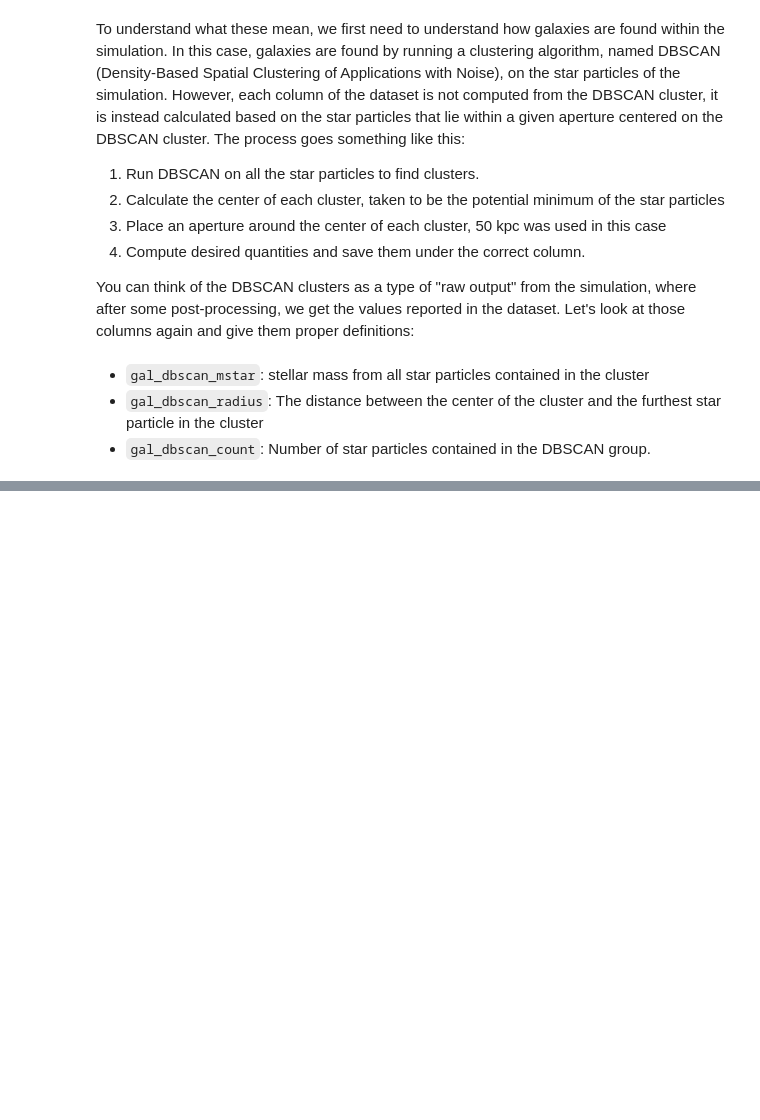
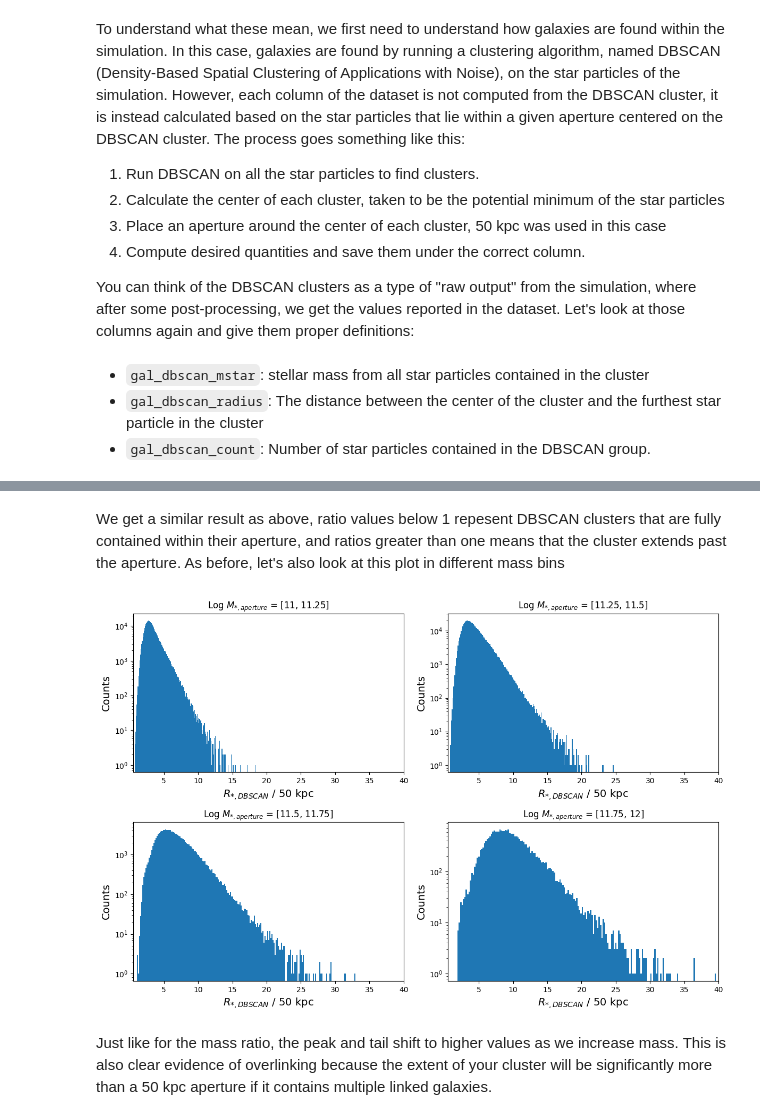
Before and after one commit to gideonkmc/opencosmo-examples, a Jupyter notebook: new_tutorials/DBSCAN_comparison.ipynb, the cells around one changed output, grey strips where cells are left out. Cells and saved outputs as stored; diff of their text form; code cells hidden in the pictures; blank space fills up the shorter version.

```diff
--- a/new_tutorials/DBSCAN_comparison.ipynb
+++ b/new_tutorials/DBSCAN_comparison.ipynb
@@ -47,0 +104,25 @@ You can think of the DBSCAN clusters as a type of "raw output" from the simulati
+# %% [markdown]
+We get a similar result as above, ratio values below 1 repesent DBSCAN clusters that are fully contained within their aperture, and ratios greater than one means that the cluster extends past the aperture. As before, let's also look at this plot in different mass bins
+# %%
+bins = [11, 11.25, 11.5, 11.75, 12]
+
+fig, axs = plt.subplots(2, 2, figsize=(12, 8))
+for ind, ax in enumerate(axs.flatten()):
+
+    mask = (oc.col('gal_mass_star') < 10**bins[ind+1]) & (oc.col('gal_mass_star') > 10**bins[ind])
+    R_db = data.filter(mask).select('gal_dbscan_radius').get_data()
+    ratio = R_db/(0.05*u.Mpc)
+
+    ax.hist(ratio, bins = 200)
+    ax.set_xlabel('$R_{*,DBSCAN}$ / 50 kpc', fontsize = 14)
+    ax.set_ylabel('Counts', fontsize = 14)
+    ax.set_title('Log $M_{*,aperture}$ = ' + f'[{bins[ind]}, {bins[ind+1]}]')
+    ax.set_yscale('log')
+    ax.set_xlim(0.5, 40)
+
+plt.tight_layout()
+plt.show()
+# %% [output]
+[figure, added]
+# %% [markdown]
+Just like for the mass ratio, the peak and tail shift to higher values as we increase mass. This is also clear evidence of overlinking because the extent of your cluster will be significantly more than a 50 kpc aperture if it contains multiple linked galaxies.
```
Also changed, not shown: parts of 18 cells of this notebook.
